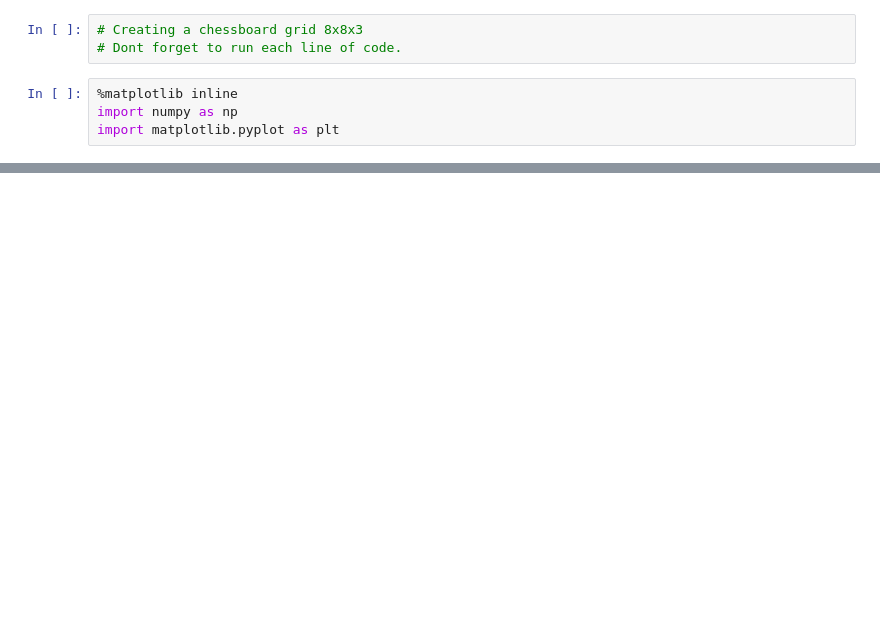
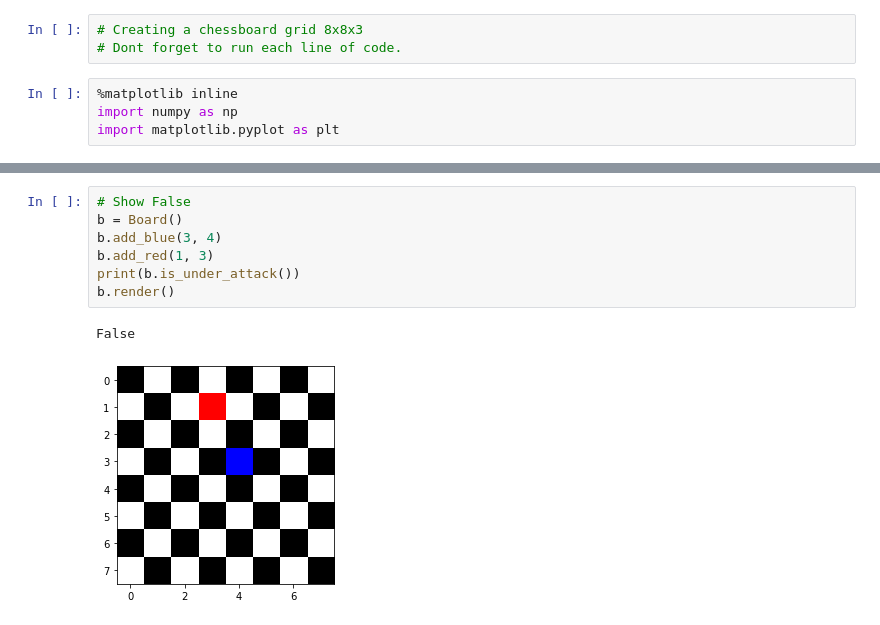
Before and after one commit to PyDrummer/chess-board, a Jupyter notebook: chess_board.ipynb, the cells around one changed output, grey strips where cells are left out. Saved outputs shown, nothing was run; the diff lists cells and outputs as text; blank space fills up the shorter version.

```diff
--- a/chess_board.ipynb
+++ b/chess_board.ipynb
@@ -84,0 +80,10 @@ True
+# %%
+# Show False
+b = Board()
+b.add_blue(3, 4)
+b.add_red(1, 3)
+print(b.is_under_attack())
+b.render()
+# %% [output]
+False
+[figure, added]
```
Also changed, not shown: parts of 6 cells of this notebook.
